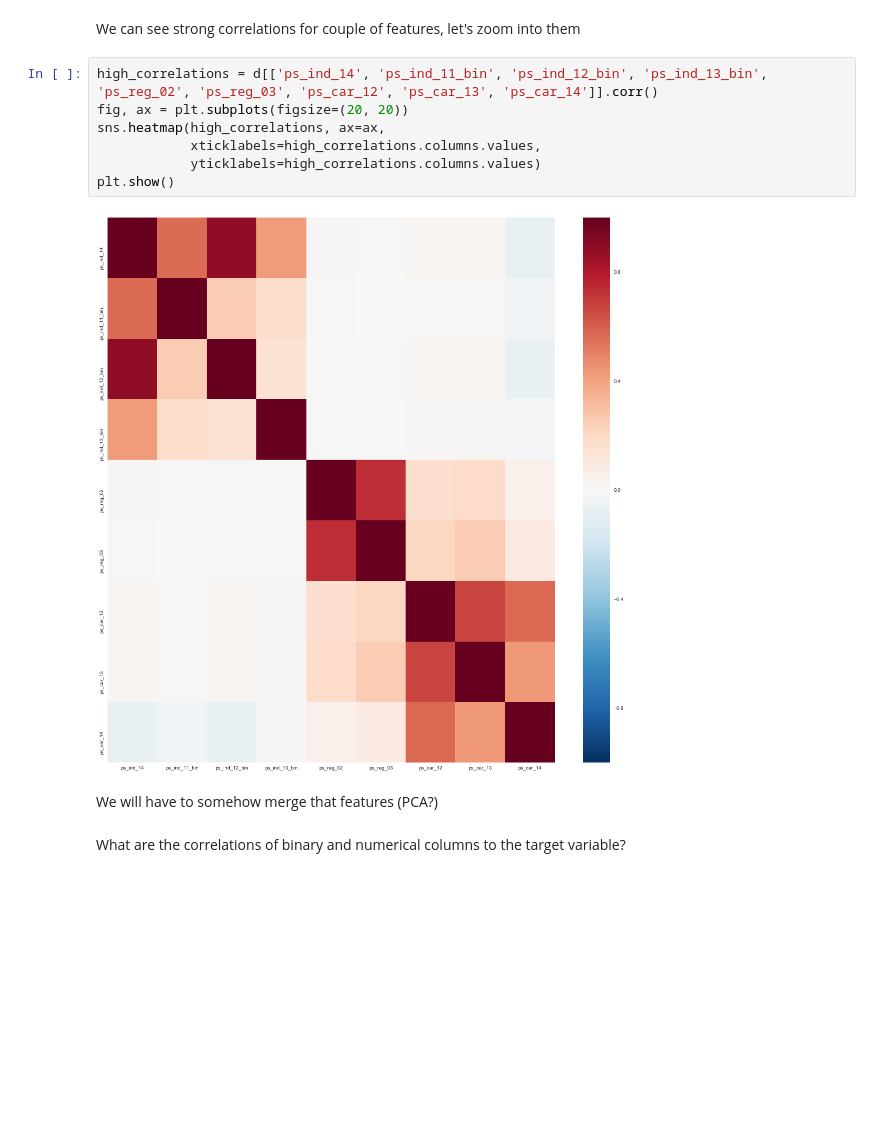
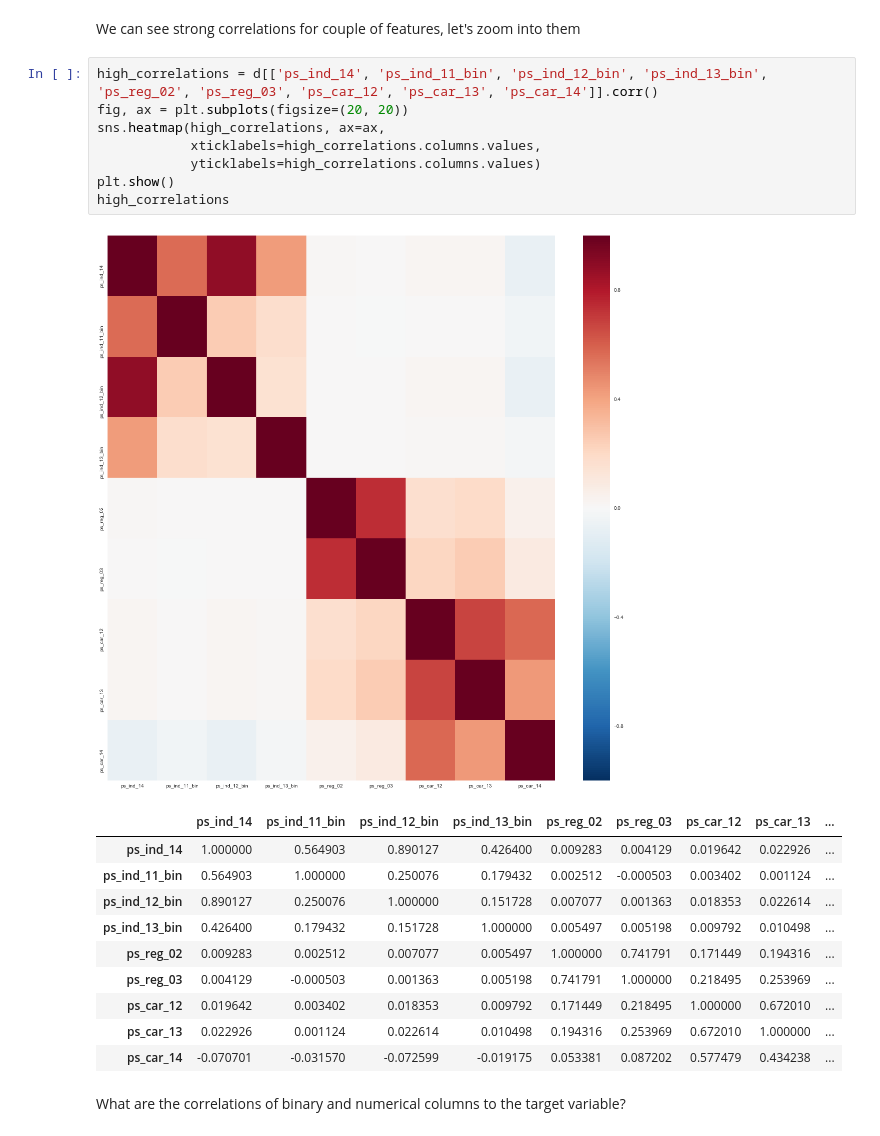
Before and after one commit to TomekSzymanski/Kaggle, a Jupyter notebook: PortoSeguro/Data Exploration.ipynb, the cells around one changed output. Drawn from its saved outputs; the diff is of its cells as text; blank space fills up the shorter version.

```diff
--- a/PortoSeguro/Data Exploration.ipynb
+++ b/PortoSeguro/Data Exploration.ipynb
@@ -583,14 +625,23 @@ We can see strong correlations for couple of features, let's zoom into them
 # %%
 high_correlations = d[['ps_ind_14', 'ps_ind_11_bin', 'ps_ind_12_bin', 'ps_ind_13_bin', 'ps_reg_02', 'ps_reg_03', 'ps_car_12', 'ps_car_13', 'ps_car_14']].corr()
 fig, ax = plt.subplots(figsize=(20, 20))
 sns.heatmap(high_correlations, ax=ax,
             xticklabels=high_correlations.columns.values,
             yticklabels=high_correlations.columns.values)
 plt.show()
+high_correlations
 # %% [output]
 [figure]
+|  | ps_ind_14 | ps_ind_11_bin | ps_ind_12_bin | ps_ind_13_bin | ps_reg_02 | ps_reg_03 | ps_car_12 | ps_car_13 | ... |
+| ps_ind_14 | 1.000000 | 0.564903 | 0.890127 | 0.426400 | 0.009283 | 0.004129 | 0.019642 | 0.022926 | ... |
+| ps_ind_11_bin | 0.564903 | 1.000000 | 0.250076 | 0.179432 | 0.002512 | -0.000503 | 0.003402 | 0.001124 | ... |
+| ps_ind_12_bin | 0.890127 | 0.250076 | 1.000000 | 0.151728 | 0.007077 | 0.001363 | 0.018353 | 0.022614 | ... |
+| ps_ind_13_bin | 0.426400 | 0.179432 | 0.151728 | 1.000000 | 0.005497 | 0.005198 | 0.009792 | 0.010498 | ... |
+| ps_reg_02 | 0.009283 | 0.002512 | 0.007077 | 0.005497 | 1.000000 | 0.741791 | 0.171449 | 0.194316 | ... |
+| ps_reg_03 | 0.004129 | -0.000503 | 0.001363 | 0.005198 | 0.741791 | 1.000000 | 0.218495 | 0.253969 | ... |
+| ps_car_12 | 0.019642 | 0.003402 | 0.018353 | 0.009792 | 0.171449 | 0.218495 | 1.000000 | 0.672010 | ... |
+| ps_car_13 | 0.022926 | 0.001124 | 0.022614 | 0.010498 | 0.194316 | 0.253969 | 0.672010 | 1.000000 | ... |
+| ps_car_14 | -0.070701 | -0.031570 | -0.072599 | -0.019175 | 0.053381 | 0.087202 | 0.577479 | 0.434238 | ... |
-# %% [markdown]
-We will have to somehow merge that features (PCA?)
 # %% [markdown]
 What are the correlations of binary and numerical columns to the target variable?
 # %%
```
Also changed, not shown: parts of 110 cells of this notebook, 4 other files.
